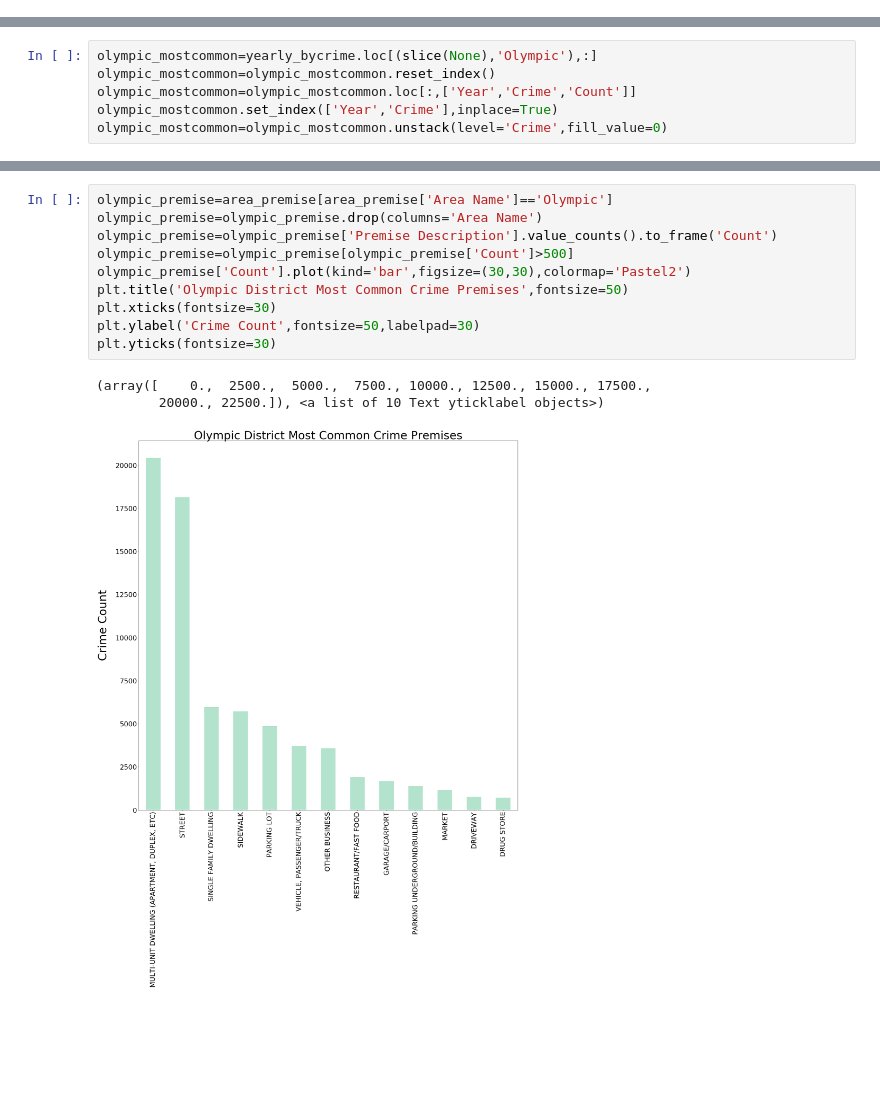
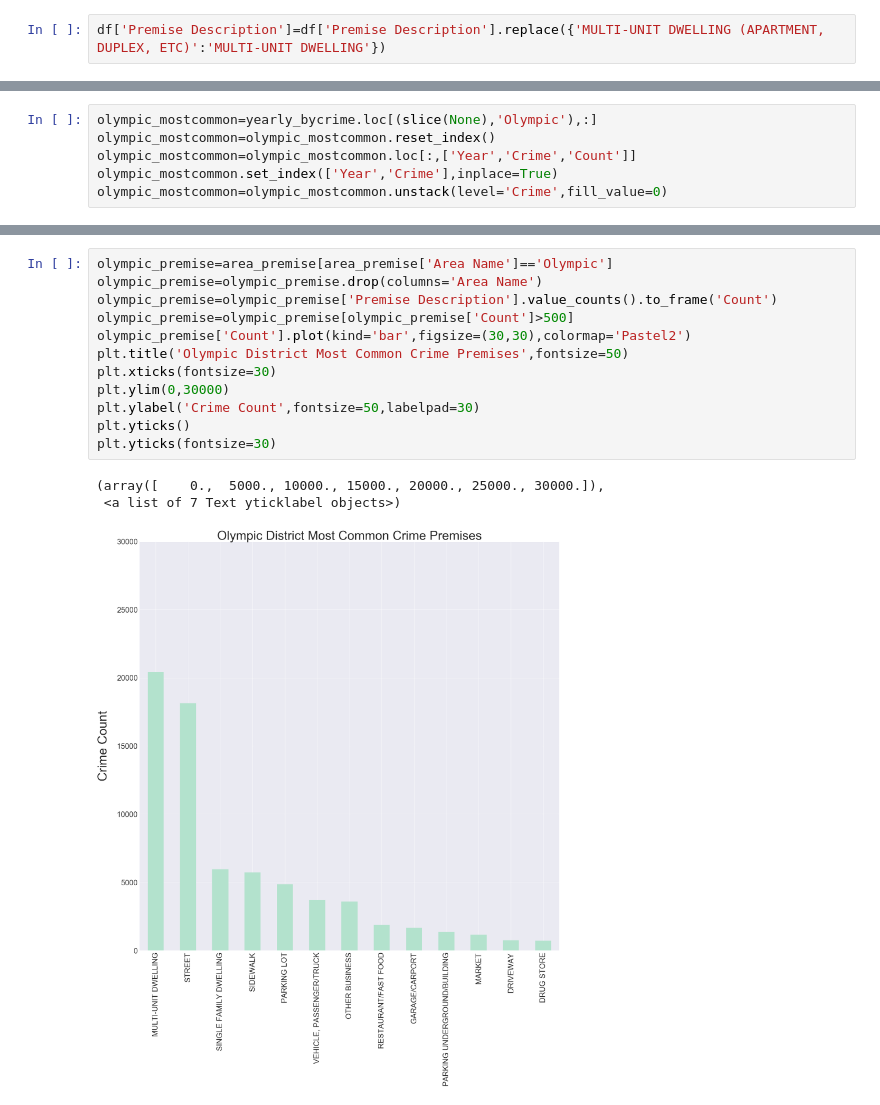
Before and after one commit to dariazhuk357/Springboard, a Jupyter notebook: Data Wrangling .ipynb, the cells around one changed output, grey strips where cells are left out. Drawn from its saved outputs; the diff is of its cells as text; blank space fills up the shorter version.

```diff
--- a/Data Wrangling .ipynb
+++ b/Data Wrangling .ipynb
@@ -281,6 +281,8 @@ reverse_crime={val: key for key in Crime for val in Crime[key]}
 df['Crime Code Description']=df['Crime Code Description'].astype('str')
 # %%
 df['Crime']=df['Crime Code Description'].map(reverse_crime)
+# %%
+df['Premise Description']=df['Premise Description'].replace({'MULTI-UNIT DWELLING (APARTMENT, DUPLEX, ETC)':'MULTI-UNIT DWELLING'})
 # %%
 df['Crime'].notnull().all().all()
 # %% [output]
@@ -501,17 +518,19 @@ plt.yticks(fontsize=30)
 # %%
 olympic_premise=area_premise[area_premise['Area Name']=='Olympic']
 olympic_premise=olympic_premise.drop(columns='Area Name')
 olympic_premise=olympic_premise['Premise Description'].value_counts().to_frame('Count')
 olympic_premise=olympic_premise[olympic_premise['Count']>500]
 olympic_premise['Count'].plot(kind='bar',figsize=(30,30),colormap='Pastel2')
 plt.title('Olympic District Most Common Crime Premises',fontsize=50)
 plt.xticks(fontsize=30)
+plt.ylim(0,30000)
 plt.ylabel('Crime Count',fontsize=50,labelpad=30)
+plt.yticks()
 plt.yticks(fontsize=30)
 # %% [output]
-(array([    0.,  2500.,  5000.,  7500., 10000., 12500., 15000., 17500.,
-        20000., 22500.]), <a list of 10 Text yticklabel objects>)
+(array([    0.,  5000., 10000., 15000., 20000., 25000., 30000.]),
+ <a list of 7 Text yticklabel objects>)
-[figure, old version]
+[figure, new version]
 # %%
 newton_premise=area_premise[area_premise['Area Name']=='Newton']
 newton_premise=newton_premise.drop(columns='Area Name')
```
Also changed, not shown: parts of 14 cells of this notebook.
